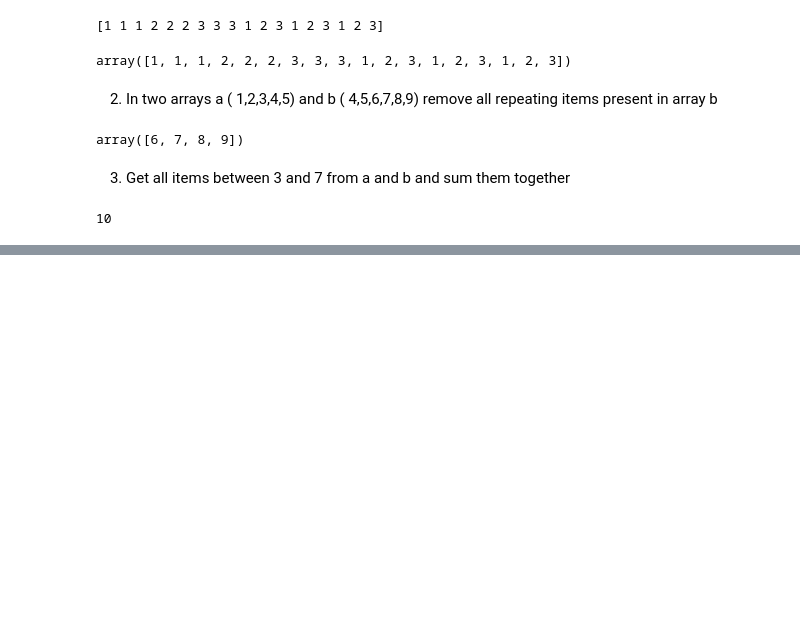
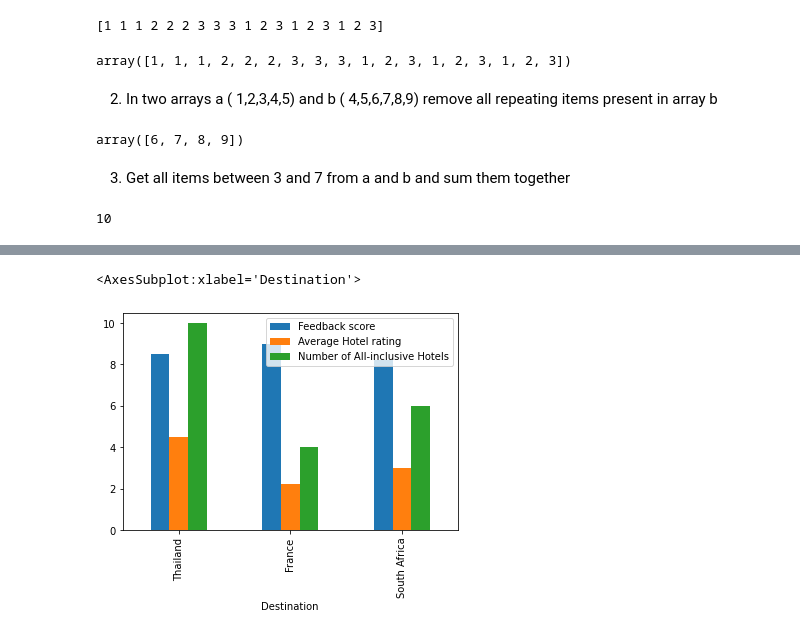
Before and after one commit to piamukherjee/TTA, a Jupyter notebook: Week2.ipynb, the cells around one changed output, grey strips where cells are left out. Saved outputs shown, nothing was run; the diff lists cells and outputs as text; code cells hidden in the pictures; blank space fills up the shorter version.

```diff
--- a/Week2.ipynb
+++ b/Week2.ipynb
@@ -107,0 +215,7 @@ np.sum(np.where((a>3) & (a<7)))+np.sum(np.where((b>3) & (b<7)))
+# %%
+filter=data['Feedback score']>8.0
+bestdest=data[filter].drop(columns=['Most visited city'])
+bestdest.set_index('Destination').plot.bar()
+# %% [output]
+<AxesSubplot:xlabel='Destination'>
+[figure, added]
```
Also changed, not shown: parts of 14 cells of this notebook, 2 other files.
